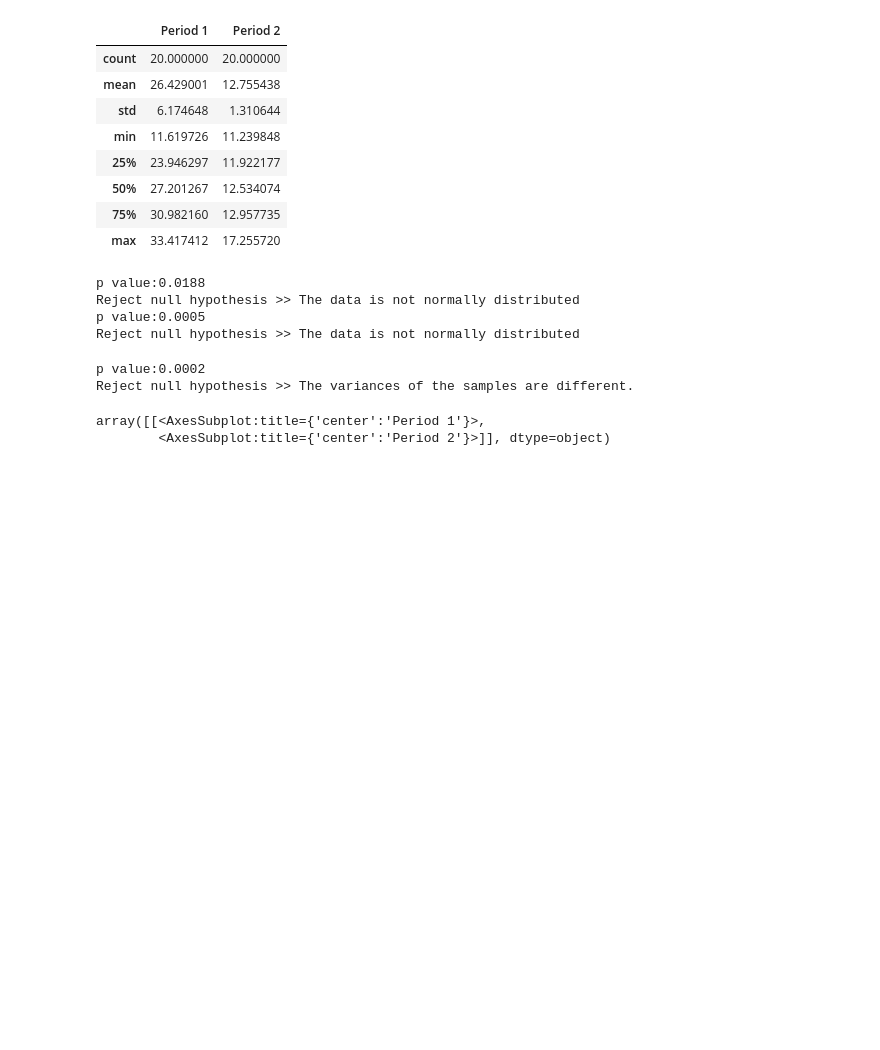
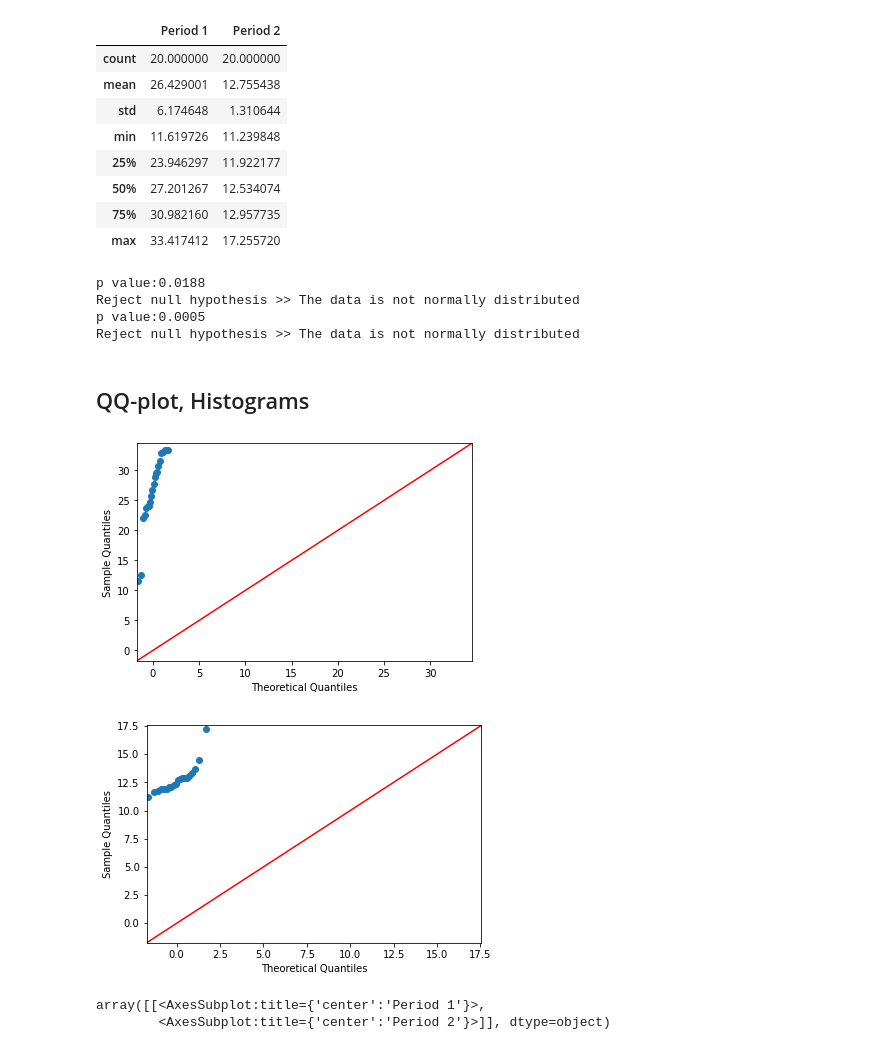
Before and after one commit to E-Lombo/che223-statistics, a Jupyter notebook: Assignment 2/data.ipynb, the cells around one changed output. Cells and saved outputs as stored; diff of their text form; code cells hidden in the pictures; blank space fills up the shorter version.

Commit message:
qq plots

```diff
--- a/Assignment 2/data.ipynb
+++ b/Assignment 2/data.ipynb
@@ -71,8 +73,12 @@ def check_variance_homogeneity(group1, group2):
+# %% [markdown]
+## QQ-plot, Histograms
 # %%
-check_variance_homogeneity(df1["Period 1"], df1["Period 2"])
+sm.qqplot(df1["Period 1"], line ='45')
+sm.qqplot(df1["Period 2"], line ='45')
+py.show()
 # %% [output]
-p value:0.0002
-Reject null hypothesis >> The variances of the samples are different.
+[figure, added]
+[figure, added]
 # %%
 df1.hist()
 # %% [output]
```
Also changed, not shown: parts of 2 cells of this notebook.
